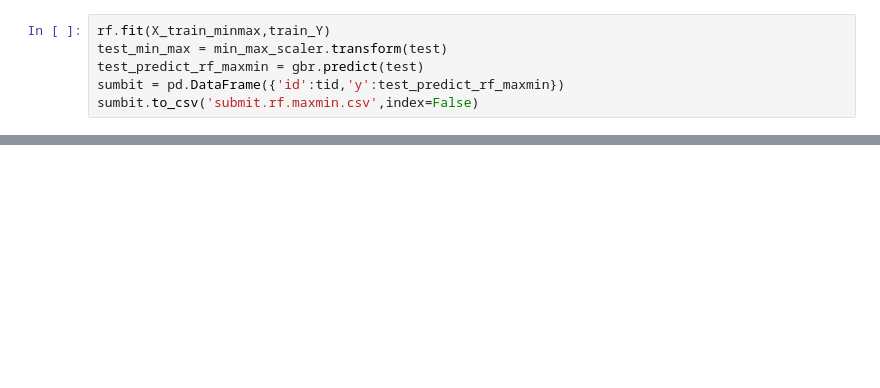
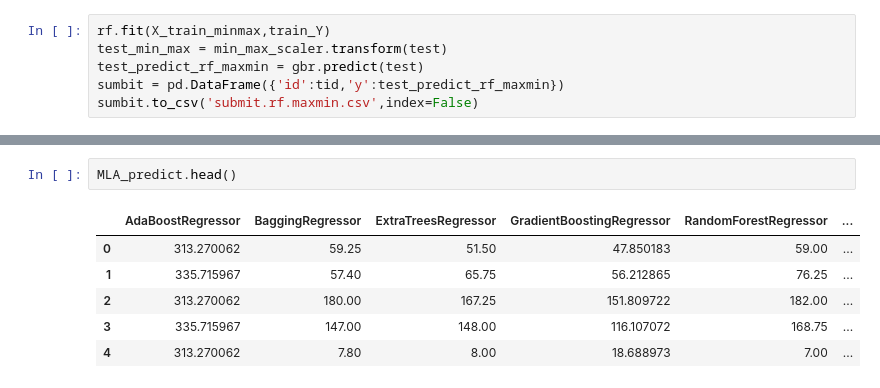
Before and after one commit to sgoal/sofasofa_projects, a Jupyter notebook: football player prices/first_try.ipynb, the cells around one changed output, grey strips where cells are left out. Saved outputs shown, nothing was run; the diff lists cells and outputs as text; blank space fills up the shorter version.

```diff
--- a/football player prices/first_try.ipynb
+++ b/football player prices/first_try.ipynb
@@ -262,0 +307,9 @@ sumbit.to_csv('submit.rf.maxmin.csv',index=False)
+# %%
+MLA_predict.head()
+# %% [output]
+|  | AdaBoostRegressor | BaggingRegressor | ExtraTreesRegressor | GradientBoostingRegressor | RandomForestRegressor | ... |
+| 0 | 313.270062 | 59.25 | 51.50 | 47.850183 | 59.00 | ... |
+| 1 | 335.715967 | 57.40 | 65.75 | 56.212865 | 76.25 | ... |
+| 2 | 313.270062 | 180.00 | 167.25 | 151.809722 | 182.00 | ... |
+| 3 | 335.715967 | 147.00 | 148.00 | 116.107072 | 168.75 | ... |
+| 4 | 313.270062 | 7.80 | 8.00 | 18.688973 | 7.00 | ... |
```
Also changed, not shown: parts of 32 cells of this notebook, 2 other files.
